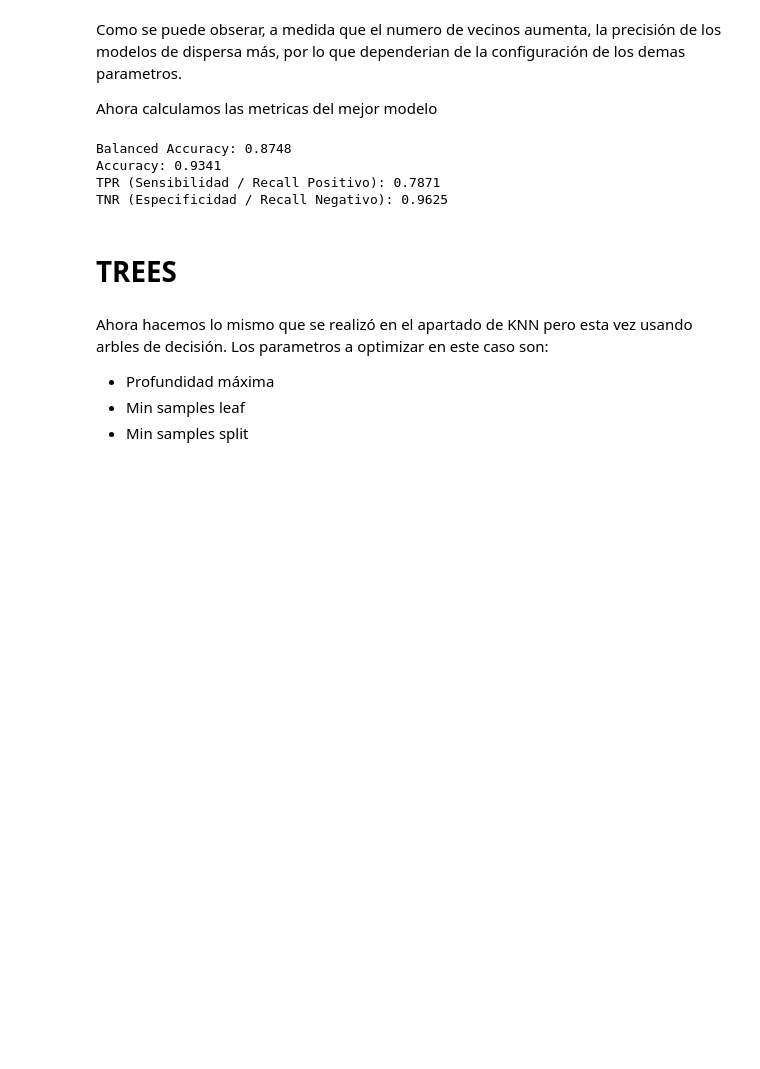
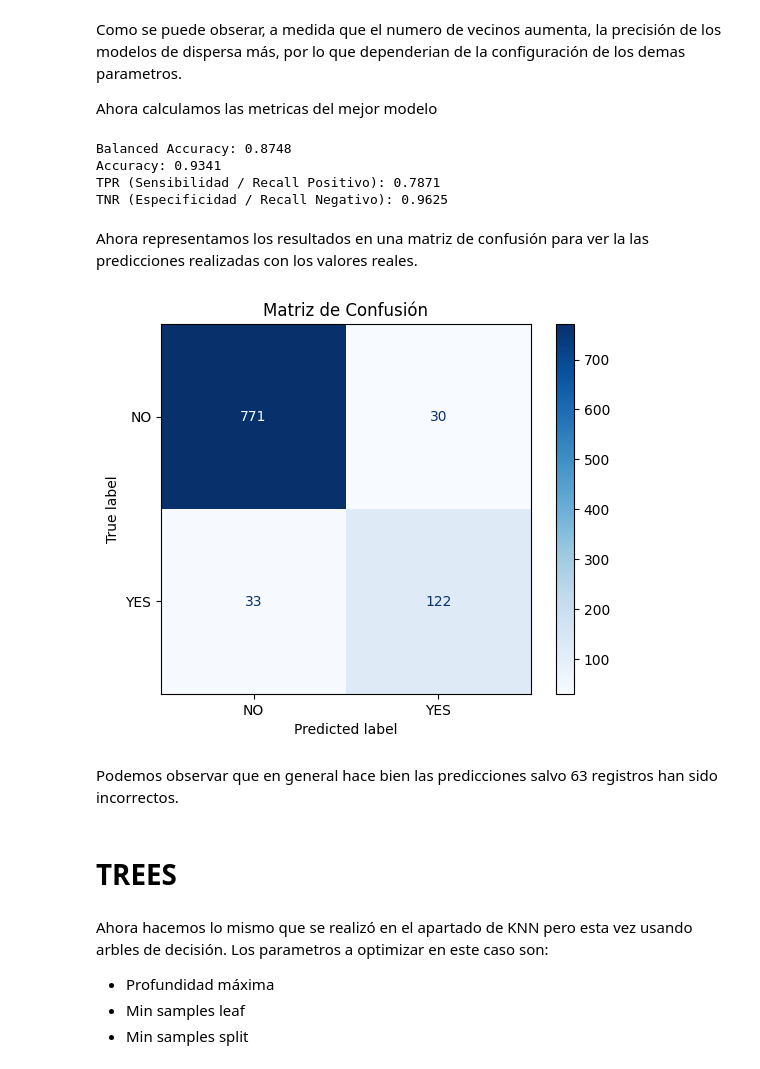
Before and after one commit to 100495699/Aprendizaje, a Jupyter notebook: Aprendizaje.ipynb, the cells around one changed output. Saved outputs shown, nothing was run; the diff lists cells and outputs as text; code cells hidden in the pictures; blank space fills up the shorter version.

```diff
--- a/Aprendizaje.ipynb
+++ b/Aprendizaje.ipynb
@@ -363,6 +363,20 @@ Balanced Accuracy: 0.8748
 Accuracy: 0.9341
 TPR (Sensibilidad / Recall Positivo): 0.7871
 TNR (Especificidad / Recall Negativo): 0.9625
+# %% [markdown]
+Ahora representamos los resultados en una matriz de confusión para ver la las predicciones realizadas con los valores reales.
+# %%
+from sklearn.metrics import confusion_matrix, ConfusionMatrixDisplay
+
+cm = confusion_matrix(y_test, y_pred)
+disp = ConfusionMatrixDisplay(confusion_matrix=cm, display_labels=['NO', 'YES'])
+disp.plot(cmap=plt.cm.Blues)
+plt.title("Matriz de Confusión")
+plt.show()
+# %% [output]
+[figure, added]
+# %% [markdown]
+Podemos observar que en general hace bien las predicciones salvo 63 registros han sido incorrectos.
 # %% [markdown]
 # TREES
 # %% [markdown]
```
Also changed, not shown: parts of 30 cells of this notebook.
